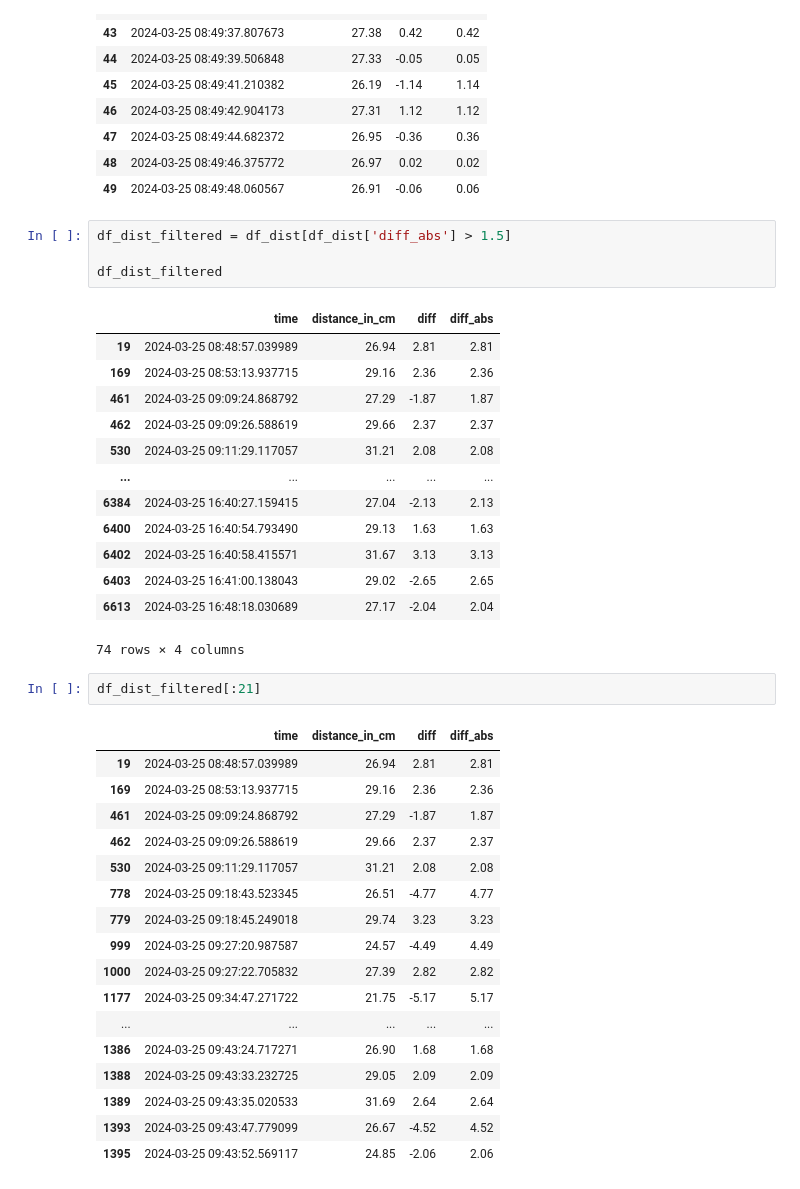
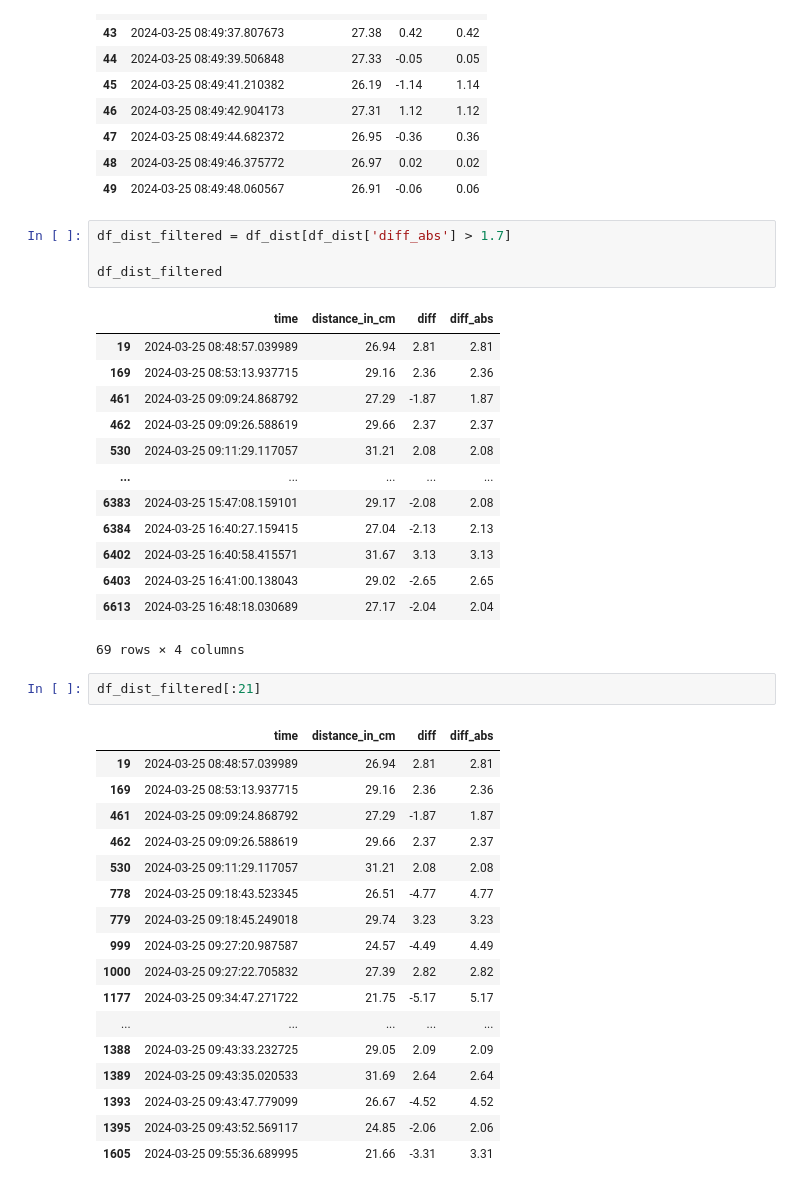
Before and after one commit to limcatcat/process_mining, a Jupyter notebook: sensor_processor.ipynb, the cells around one changed output. Saved outputs shown, nothing was run; the diff lists cells and outputs as text.

```diff
--- a/sensor_processor.ipynb
+++ b/sensor_processor.ipynb
@@ -74,23 +74,23 @@ df_dist[40:50]
 | 48 | 2024-03-25 08:49:46.375772 | 26.97 | 0.02 | 0.02 |
 | 49 | 2024-03-25 08:49:48.060567 | 26.91 | -0.06 | 0.06 |
 # %%
-df_dist_filtered = df_dist[df_dist['diff_abs'] > 1.5]
+df_dist_filtered = df_dist[df_dist['diff_abs'] > 1.7]
 
 df_dist_filtered
 # %% [output]
 |  | time | distance_in_cm | diff | diff_abs |
 | 19 | 2024-03-25 08:48:57.039989 | 26.94 | 2.81 | 2.81 |
 | 169 | 2024-03-25 08:53:13.937715 | 29.16 | 2.36 | 2.36 |
 | 461 | 2024-03-25 09:09:24.868792 | 27.29 | -1.87 | 1.87 |
 | 462 | 2024-03-25 09:09:26.588619 | 29.66 | 2.37 | 2.37 |
 | 530 | 2024-03-25 09:11:29.117057 | 31.21 | 2.08 | 2.08 |
 | ... | ... | ... | ... | ... |
+| 6383 | 2024-03-25 15:47:08.159101 | 29.17 | -2.08 | 2.08 |
 | 6384 | 2024-03-25 16:40:27.159415 | 27.04 | -2.13 | 2.13 |
-| 6400 | 2024-03-25 16:40:54.793490 | 29.13 | 1.63 | 1.63 |
 | 6402 | 2024-03-25 16:40:58.415571 | 31.67 | 3.13 | 3.13 |
 | 6403 | 2024-03-25 16:41:00.138043 | 29.02 | -2.65 | 2.65 |
 | 6613 | 2024-03-25 16:48:18.030689 | 27.17 | -2.04 | 2.04 |
-74 rows × 4 columns
+69 rows × 4 columns
 # %%
 df_dist_filtered[:21]
 # %% [output]
@@ -106,11 +106,11 @@ df_dist_filtered[:21]
 | 1000 | 2024-03-25 09:27:22.705832 | 27.39 | 2.82 | 2.82 |
 | 1177 | 2024-03-25 09:34:47.271722 | 21.75 | -5.17 | 5.17 |
 | ... | ... | ... | ... | ... |
-| 1386 | 2024-03-25 09:43:24.717271 | 26.90 | 1.68 | 1.68 |
 | 1388 | 2024-03-25 09:43:33.232725 | 29.05 | 2.09 | 2.09 |
 | 1389 | 2024-03-25 09:43:35.020533 | 31.69 | 2.64 | 2.64 |
 | 1393 | 2024-03-25 09:43:47.779099 | 26.67 | -4.52 | 4.52 |
 | 1395 | 2024-03-25 09:43:52.569117 | 24.85 | -2.06 | 2.06 |
+| 1605 | 2024-03-25 09:55:36.689995 | 21.66 | -3.31 | 3.31 |
 # %%
 df_dist_filtered[21:41]
 # %% [output]
```
Also changed, not shown: parts of 3 cells of this notebook.
